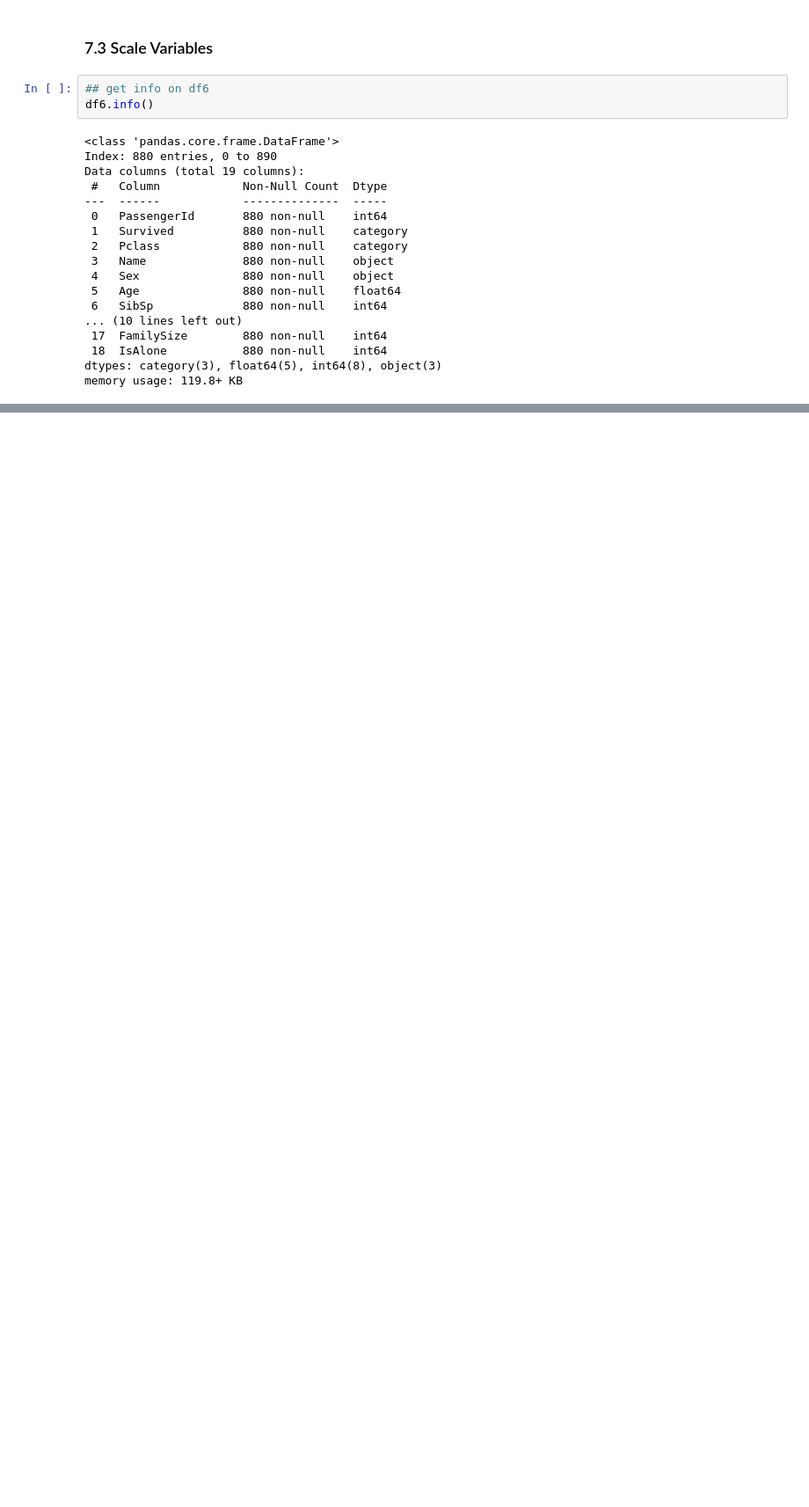
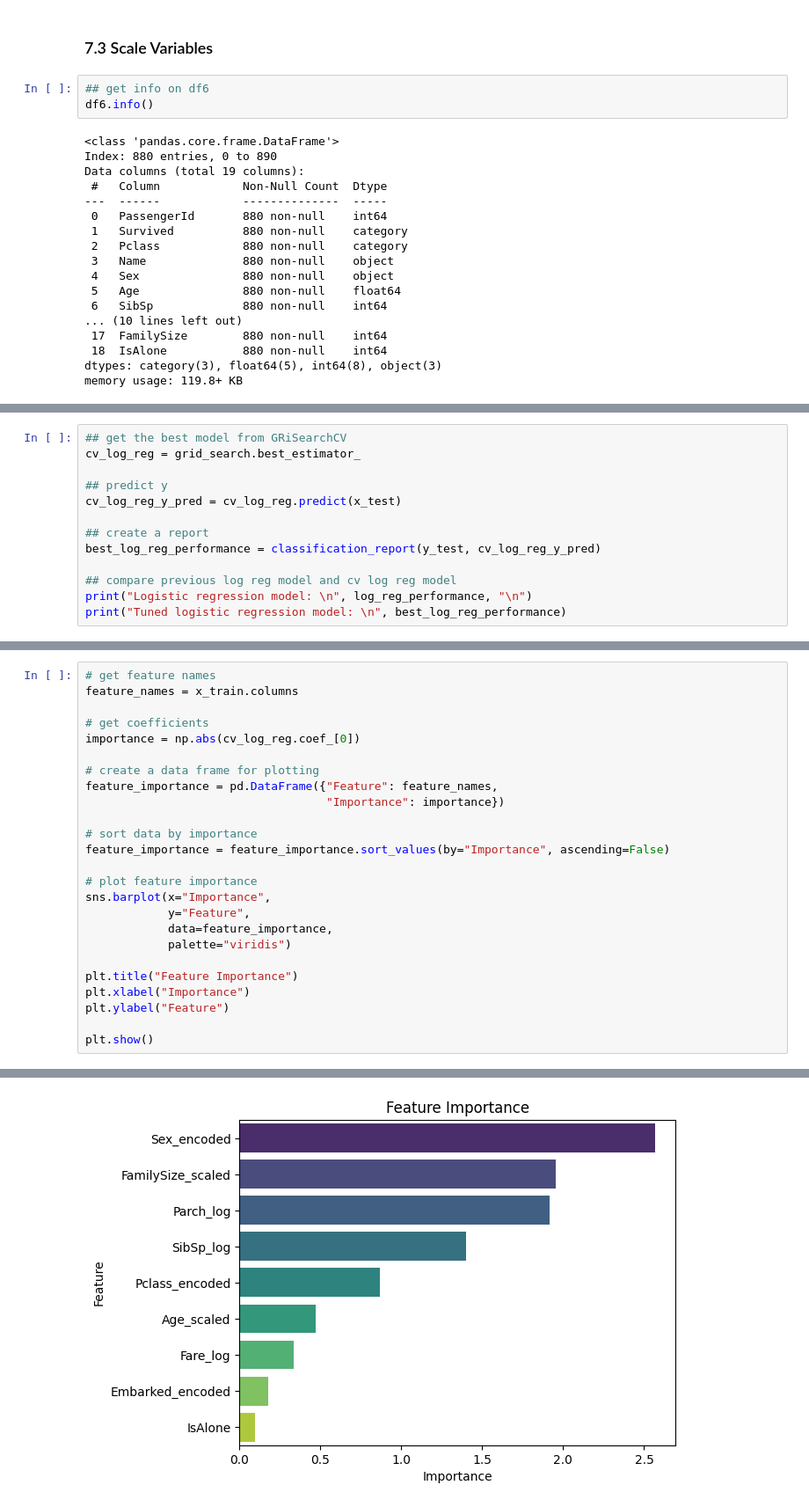
Before and after one commit to svarong-port/data-analytics-projects, a Jupyter notebook: titanic/titanic.ipynb, the cells around one changed output, grey strips where cells are left out. Shown at 88% size. Drawn from its saved outputs; the diff is of its cells as text; blank space fills up the shorter version.

```diff
--- a/titanic/titanic.ipynb
+++ b/titanic/titanic.ipynb
@@ -771,0 +982,13 @@ df6[["Age", "Fare", "FamilySize", "Age_scaled", "Fare_scaled", "FamilySize_scale
+# %%
+## get the best model from GRiSearchCV
+cv_log_reg = grid_search.best_estimator_
+
+## predict y
+cv_log_reg_y_pred = cv_log_reg.predict(x_test)
+
+## create a report
+best_log_reg_performance = classification_report(y_test, cv_log_reg_y_pred)
+
+## compare previous log reg model and cv log reg model
+print("Logistic regression model: \n", log_reg_performance, "\n")
+print("Tuned logistic regression model: \n", best_log_reg_performance)
@@ -771,0 +1026,26 @@ df6[["Age", "Fare", "FamilySize", "Age_scaled", "Fare_scaled", "FamilySize_scale
+# %%
+# get feature names
+feature_names = x_train.columns
+
+# get coefficients
+importance = np.abs(cv_log_reg.coef_[0])
+
+# create a data frame for plotting
+feature_importance = pd.DataFrame({"Feature": feature_names,
+                                   "Importance": importance})
+
+# sort data by importance
+feature_importance = feature_importance.sort_values(by="Importance", ascending=False)
+
+# plot feature importance
+sns.barplot(x="Importance",
+            y="Feature",
+            data=feature_importance,
+            palette="viridis")
+
+plt.title("Feature Importance")
+plt.xlabel("Importance")
+plt.ylabel("Feature")
+
+plt.show()
+# %% [output]
@@ -771,0 +1055 @@ df6[["Age", "Fare", "FamilySize", "Age_scaled", "Fare_scaled", "FamilySize_scale
+[figure, added]
```
Also changed, not shown: parts of 23 cells of this notebook.
